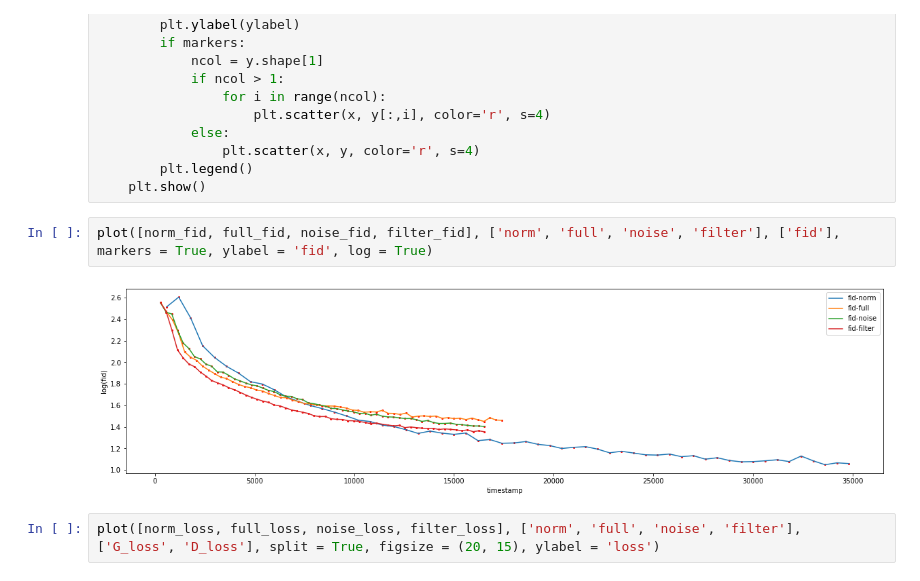
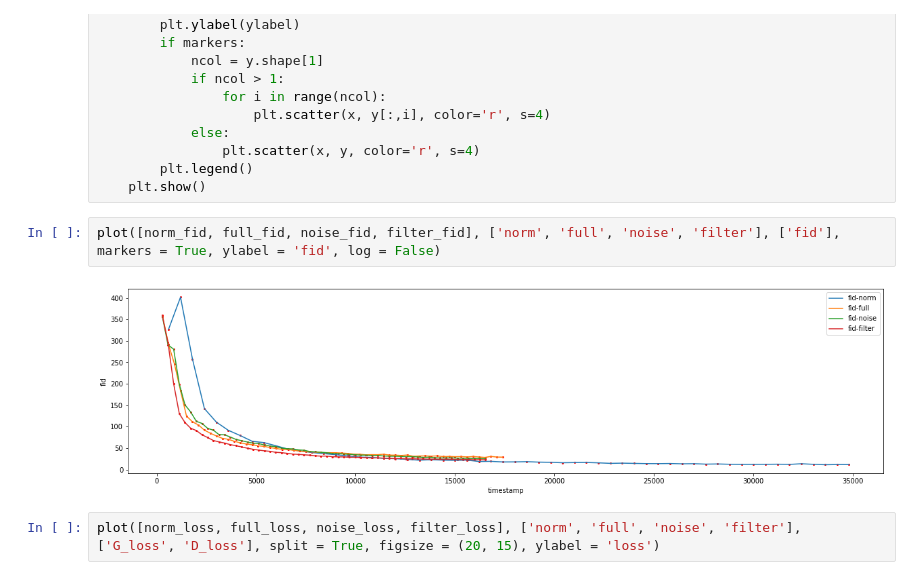
Before and after one commit to bill2bill/latent-stylegan2-ada-pytorch, a Jupyter notebook: example/eval.ipynb, the cells around one changed output. Saved outputs shown, nothing was run; the diff lists cells and outputs as text.

```diff
--- a/example/eval.ipynb
+++ b/example/eval.ipynb
@@ -77,9 +77,9 @@ def plot(data, labels, cols, legend = False, markers = False, split = False, fig
         plt.legend()
     plt.show()
 # %%
-plot([norm_fid, full_fid, noise_fid, filter_fid], ['norm', 'full', 'noise', 'filter'], ['fid'], markers = True, ylabel = 'fid', log = True)
+plot([norm_fid, full_fid, noise_fid, filter_fid], ['norm', 'full', 'noise', 'filter'], ['fid'], markers = True, ylabel = 'fid', log = False)
 # %% [output]
-[figure, old version]
+[figure, new version]
 # %%
 plot([norm_loss, full_loss, noise_loss, filter_loss], ['norm', 'full', 'noise', 'filter'], ['G_loss', 'D_loss'], split = True, figsize = (20, 15), ylabel = 'loss')
 # %% [output]
```
Also changed, not shown: 7 other files.
